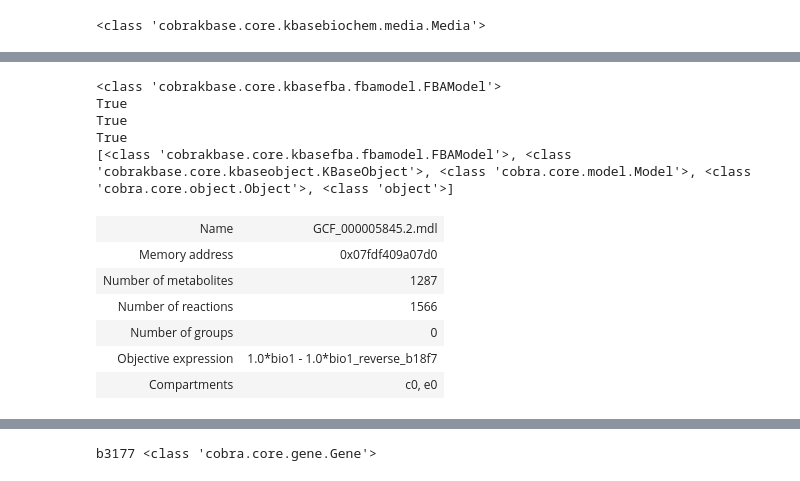
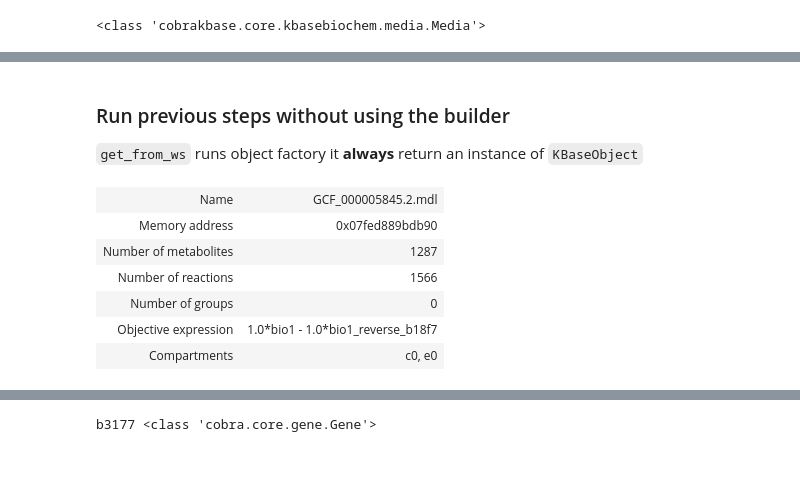
Before and after one commit to Fxe/cobrakbase, a Jupyter notebook: examples/CobraKBase/Convert.ipynb, the cells around one changed output, grey strips where cells are left out. Saved outputs shown, nothing was run; the diff lists cells and outputs as text; code cells hidden in the pictures.

```diff
--- a/examples/CobraKBase/Convert.ipynb
+++ b/examples/CobraKBase/Convert.ipynb
@@ -27,28 +102,14 @@ info = KBaseObjectInfo(kbase.ws_client.get_object_info3({'objects' : [{'name' :
+# %% [markdown]
+### Run previous steps without using the builder
+`get_from_ws` runs object factory it **always** return an instance of `KBaseObject`
 # %%
-model2 = kbase.get_from_ws('GCF_000005845.2.gf.mdl', ws)
+model = kbase.get_from_ws('GCF_000005845.2.gf.mdl', ws)
+model
+# %% [output]
+| Name | GCF_000005845.2.mdl |
+| Memory address | 0x07fed889bdb90 |
+| Number of metabolites | 1287 |
+| Number of reactions | 1566 |
+| Number of groups | 0 |
+| Objective expression | 1.0*bio1 - 1.0*bio1_reverse_b18f7 |
+| Compartments | c0, e0 |
-# %%
-from cobrakbase.core.kbasefba.fbamodel_builder import FBAModelBuilder
-from cobrakbase.core.kbasefba import FBAModel
-from cobrakbase.core.kbaseobject import KBaseObject
-from cobra.core import Model
-b = FBAModelBuilder.from_kbase_json(fbamodel_json, info)
-model = b.build()
-print(type(model))
-print(isinstance(model, FBAModel))
-print(isinstance(model, Model))
-print(isinstance(model, KBaseObject))
-print(FBAModel.mro())
-model
-# %% [output]
-<class 'cobrakbase.core.kbasefba.fbamodel.FBAModel'>
-True
-True
-True
-[<class 'cobrakbase.core.kbasefba.fbamodel.FBAModel'>, <class 'cobrakbase.core.kbaseobject.KBaseObject'>, <class 'cobra.core.model.Model'>, <class 'cobra.core.object.Object'>, <class 'object'>]
-| Name | GCF_000005845.2.mdl |
-| Memory address | 0x07fdf409a07d0 |
-| Number of metabolites | 1287 |
-| Number of reactions | 1566 |
-| Number of groups | 0 |
-| Objective expression | 1.0*bio1 - 1.0*bio1_reverse_b18f7 |
-| Compartments | c0, e0 |
```
Also changed, not shown: parts of 13 cells of this notebook.
